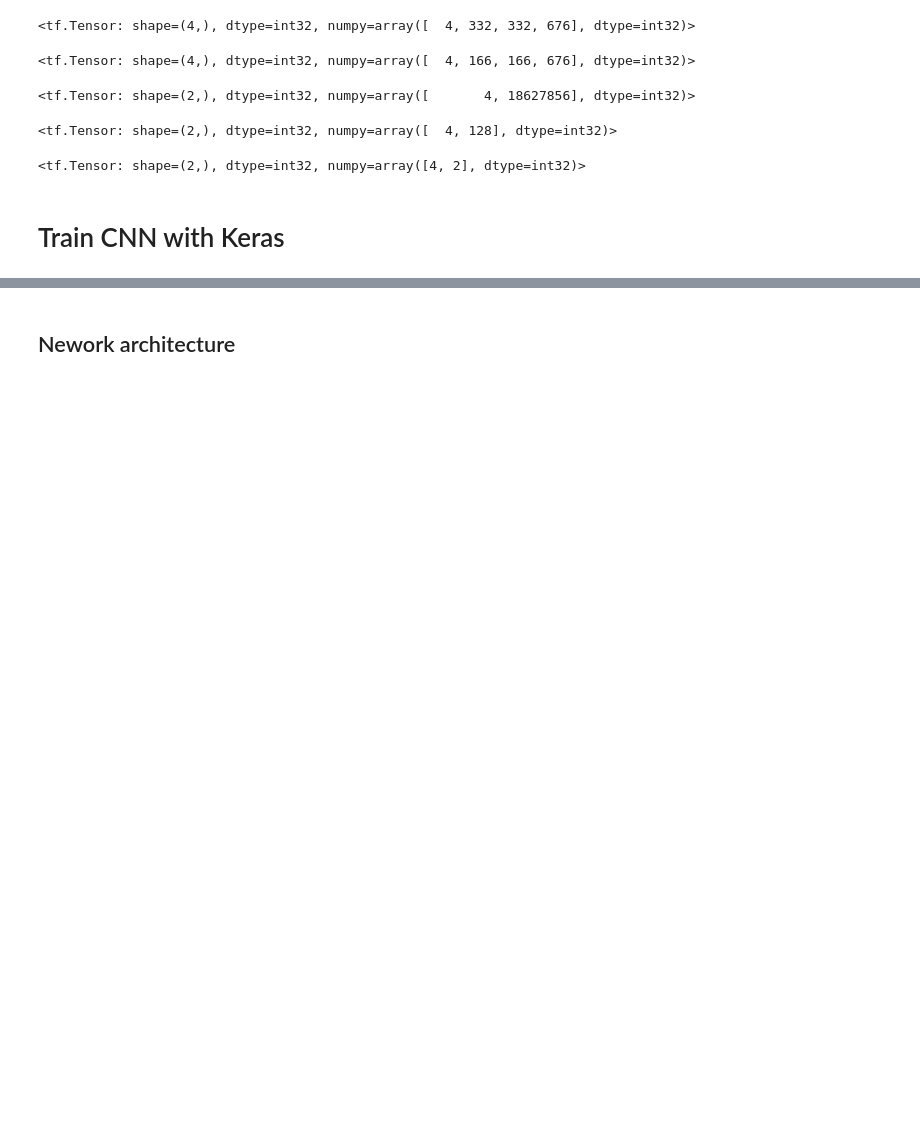
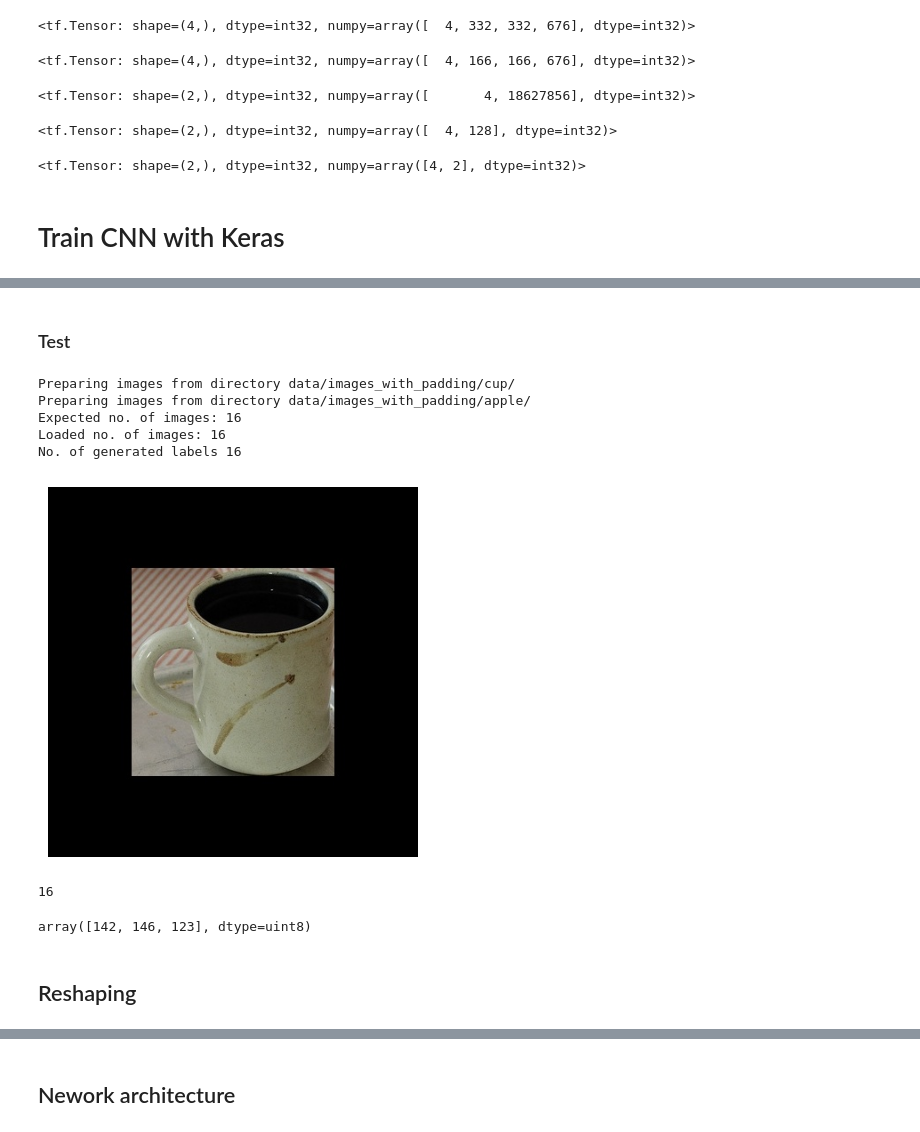
Before and after one commit to NikoletaKocurovaAI/artificial-intelligence, a Jupyter notebook: computer-vision/robot-object-recognition/research/object_classification.ipynb, the cells around one changed output, grey strips where cells are left out. Cells and saved outputs as stored; diff of their text form; code cells hidden in the pictures; blank space fills up the shorter version.

```diff
--- a/computer-vision/robot-object-recognition/research/object_classification.ipynb
+++ b/computer-vision/robot-object-recognition/research/object_classification.ipynb
@@ -642,0 +793,21 @@ plt.show()
+# %% [markdown]
+### Test
+# %%
+
+test_images, test_labels = load_images("data/images_with_padding/cup/", "data/images_with_padding/apple/", test_cups_images_names, test_apples_images_names)
+# %% [output]
+Preparing images from directory data/images_with_padding/cup/
+Preparing images from directory data/images_with_padding/apple/
+Expected no. of images: 16
+Loaded no. of images: 16
+No. of generated labels 16
+[figure, new version]
+# %%
+len(test_images)
+# %% [output]
+16
+# %%
+
+test_images[0][208, 208]
+# %% [output]
+array([142, 146, 123], dtype=uint8)
@@ -642,0 +817,2 @@ plt.show()
+# %% [markdown]
+## Reshaping
```
Also changed, not shown: parts of 107 cells of this notebook, 1 other file.
